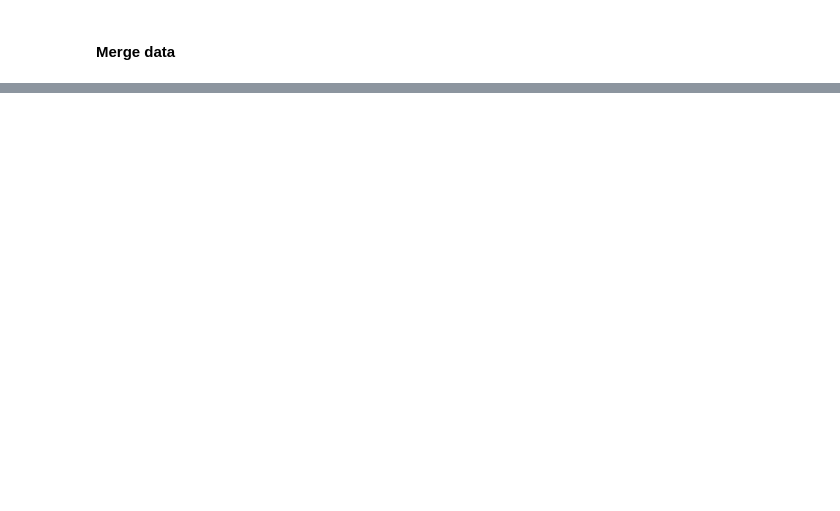
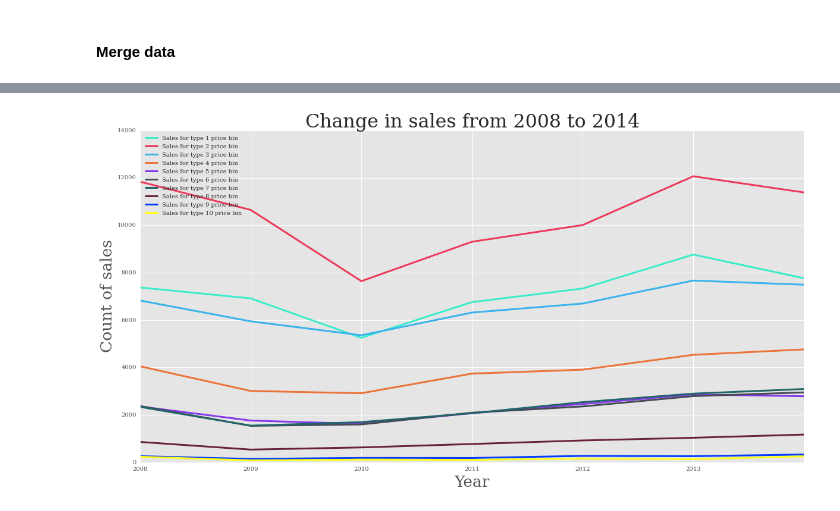
Before and after one commit to mu529/property_tax, a Jupyter notebook: ETR-All.ipynb, the cells around one changed output, grey strips where cells are left out. Drawn from its saved outputs; the diff is of its cells as text; code cells hidden in the pictures; blank space fills up the shorter version.

Commit message:
Adding further visualization

```diff
--- a/ETR-All.ipynb
+++ b/ETR-All.ipynb
@@ -1389,0 +1415,3 @@ bins_per_puma.rename(columns={'index':'PUMA'},inplace=True)
+# %%
+price_bins = pd.DataFrame({'COUNT':finale.groupby(['SALE_YEAR','PRICE_UNIT_BINS']
+                                                               ,axis=0)['BBL'].size()}).reset_index()
@@ -1389,0 +1426,27 @@ bins_per_puma.rename(columns={'index':'PUMA'},inplace=True)
+# %%
+import matplotlib as mpl
+font = {'family' : 'serif',
+        'weight' : 'light',
+        'size'   : 22}
+mpl.rcParams['axes.color_cycle'] = ['#39eccc','#ec3959','#39b3ec','#ec7239','#8739ec',
+                                    '#444b54','#216569','#692141','#003BFF','#FFFF1A']
+plt.rc('font', **font)
+plt.figure(figsize=(20,10))
+colors
+ax = fig.add_subplot(111, axisbg='#ffffff')
+for i in np.unique(price_bins['PRICE_UNIT_BINS'].values):
+    x = price_bins[price_bins['PRICE_UNIT_BINS']==i]['SALE_YEAR']
+    y = price_bins[price_bins['PRICE_UNIT_BINS']==i]['COUNT']
+    plt.plot(x,y,label='Sales for type %s price bin'%(i),linewidth=3)
+    #plt.fill_between(x,y,0,alpha=(int(i)))
+    ax.get_xaxis().tick_bottom()
+    locs, labels = plt.xticks()
+    ticks = np.arange(2008, 2014, 1)
+    ticks = [str(ticks[i]) for i in range(len(ticks))]
+    plt.xticks(np.arange(2008, 2014, 1),ticks)#('2008','2010','2012','2014'))
+    plt.title('Change in sales from 2008 to 2014')
+    plt.ylabel('Count of sales')
+    plt.xlabel('Year')
+    plt.legend(loc='upper left')
+# %% [output]
+[figure, added]
```
Also changed, not shown: parts of 16 cells of this notebook.
